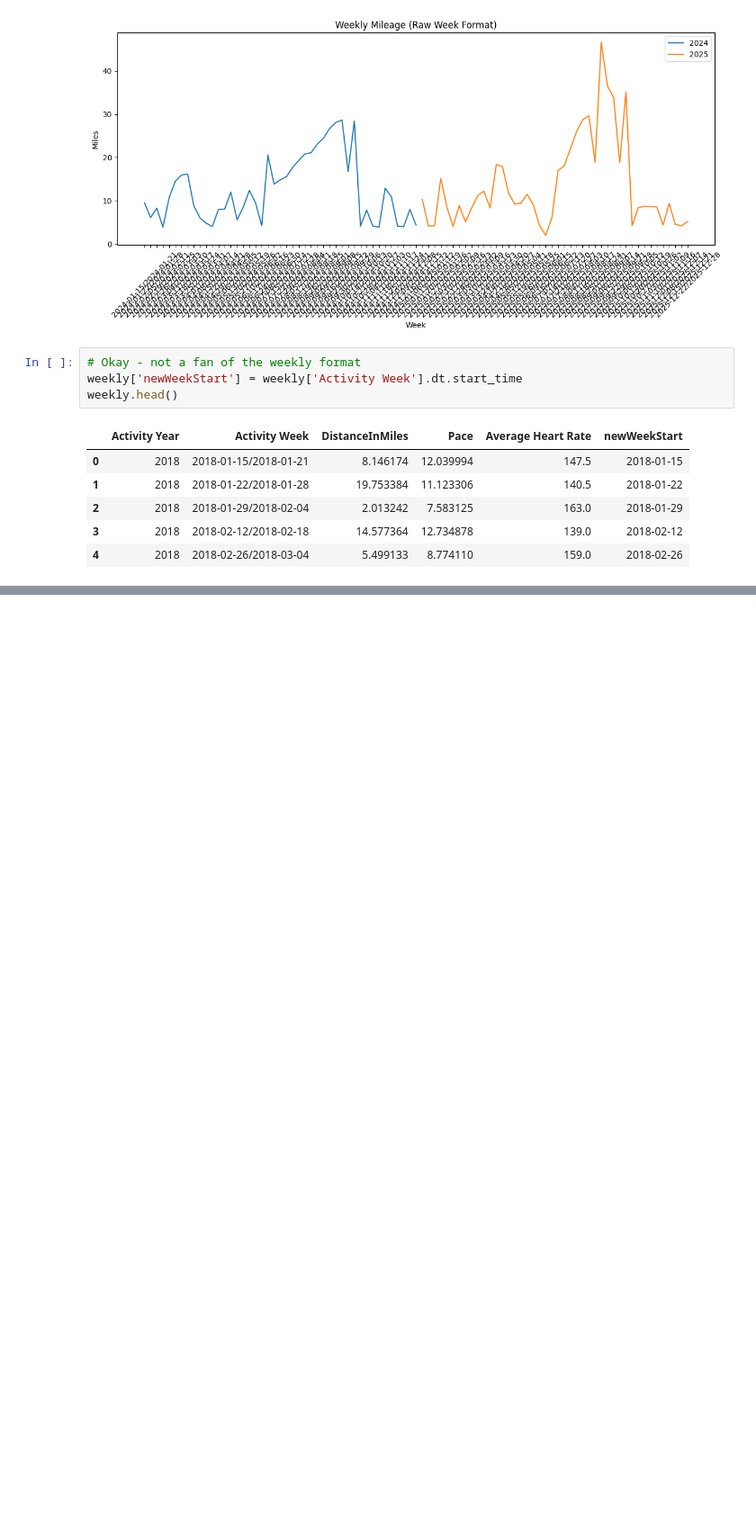
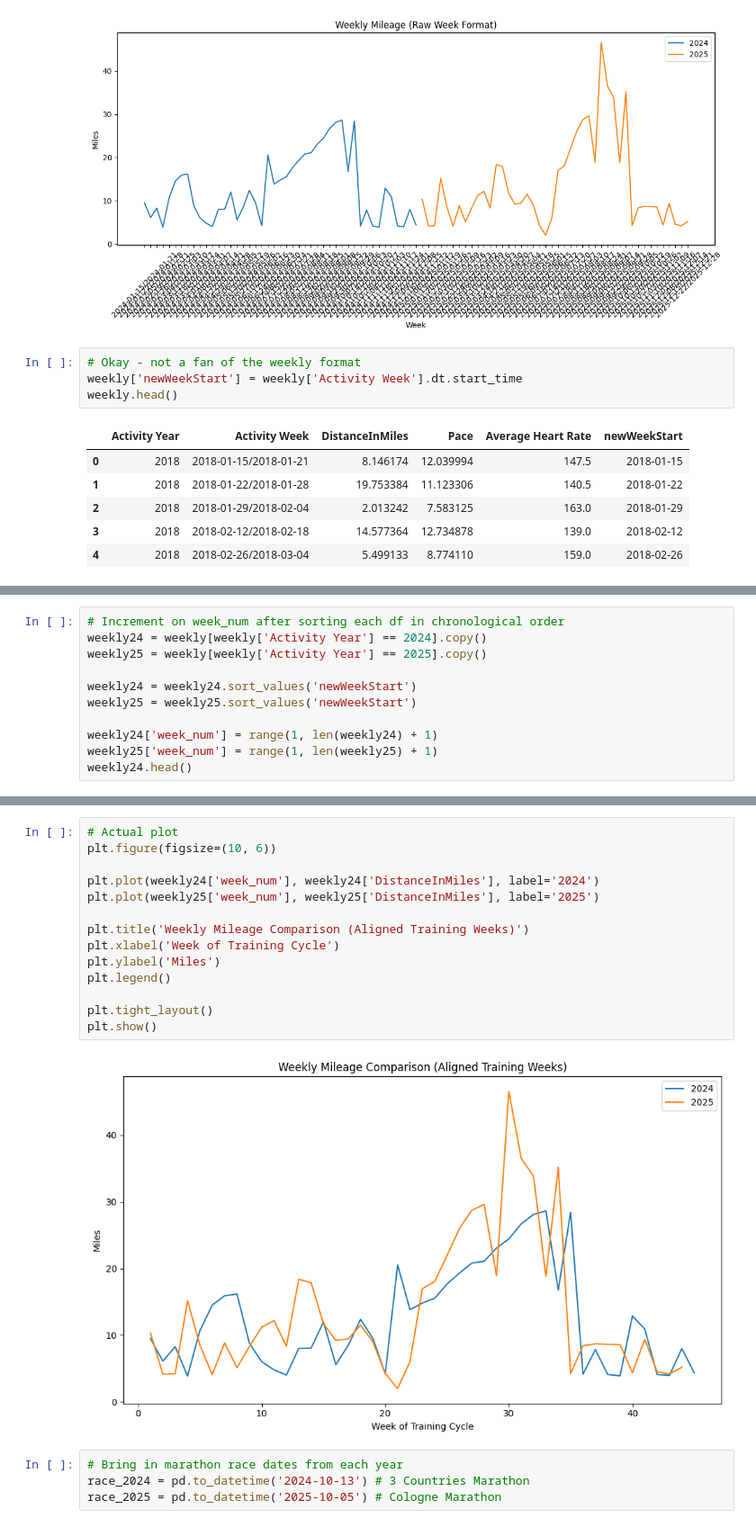
Before and after one commit to alexm806/strava-marathon-analysis, a Jupyter notebook: notebooks/strava_notebook.ipynb, the cells around one changed output, grey strips where cells are left out. Shown at 90% size. Drawn from its saved outputs; the diff is of its cells as text; blank space fills up the shorter version.

```diff
--- a/notebooks/strava_notebook.ipynb
+++ b/notebooks/strava_notebook.ipynb
@@ -255,0 +266,11 @@ plt.show()
+# %%
+# Increment on week_num after sorting each df in chronological order
+weekly24 = weekly[weekly['Activity Year'] == 2024].copy()
+weekly25 = weekly[weekly['Activity Year'] == 2025].copy()
+
+weekly24 = weekly24.sort_values('newWeekStart')
+weekly25 = weekly25.sort_values('newWeekStart')
+
+weekly24['week_num'] = range(1, len(weekly24) + 1)
+weekly25['week_num'] = range(1, len(weekly25) + 1)
+weekly24.head()
@@ -255,0 +284,20 @@ plt.show()
+# %%
+# Actual plot
+plt.figure(figsize=(10, 6))
+
+plt.plot(weekly24['week_num'], weekly24['DistanceInMiles'], label='2024')
+plt.plot(weekly25['week_num'], weekly25['DistanceInMiles'], label='2025')
+
+plt.title('Weekly Mileage Comparison (Aligned Training Weeks)')
+plt.xlabel('Week of Training Cycle')
+plt.ylabel('Miles')
+plt.legend()
+
+plt.tight_layout()
+plt.show()
+# %% [output]
+[figure, added]
+# %%
+# Bring in marathon race dates from each year
+race_2024 = pd.to_datetime('2024-10-13') # 3 Countries Marathon
+race_2025 = pd.to_datetime('2025-10-05') # Cologne Marathon
```
Also changed, not shown: parts of 23 cells of this notebook.
